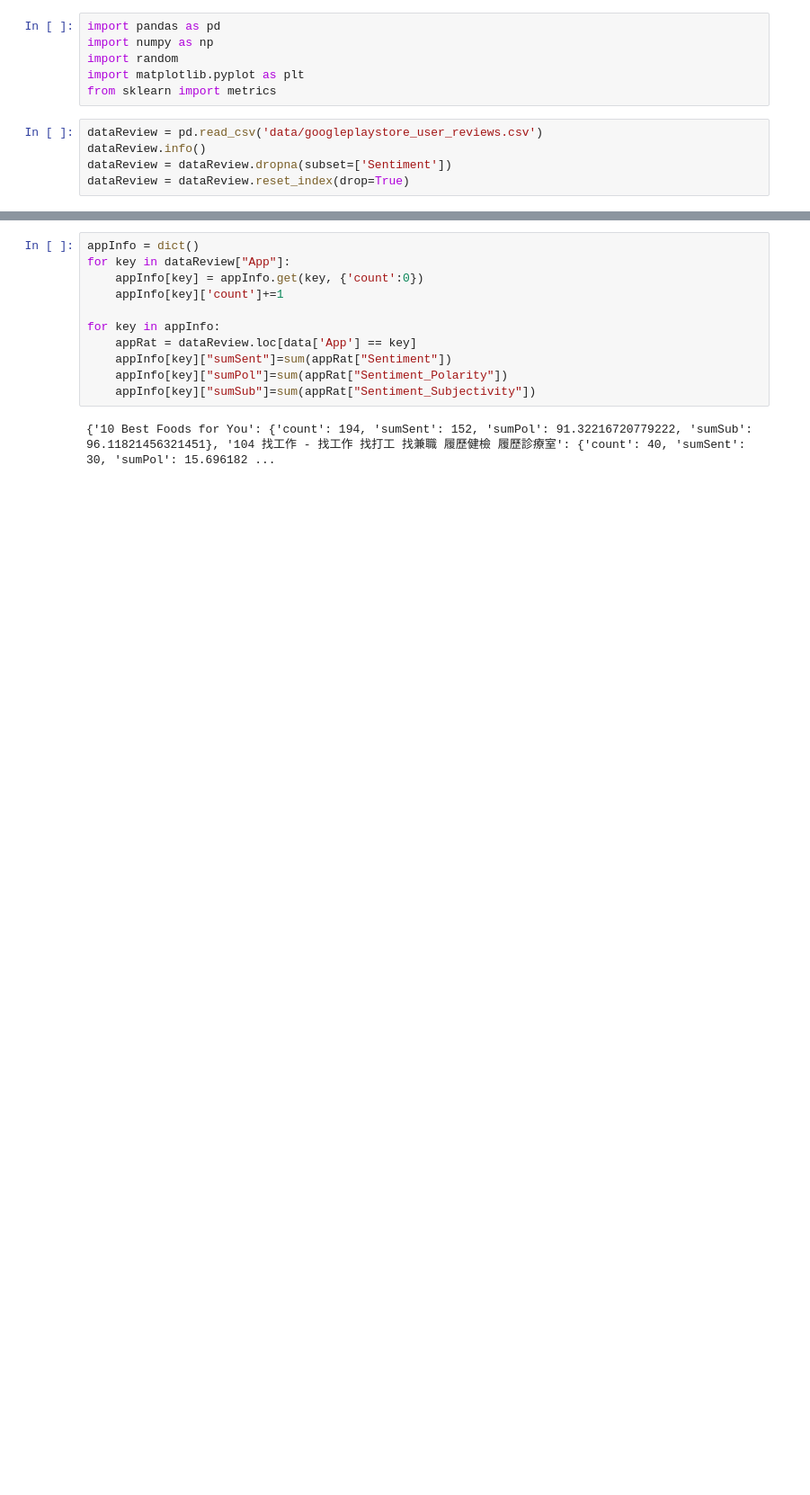
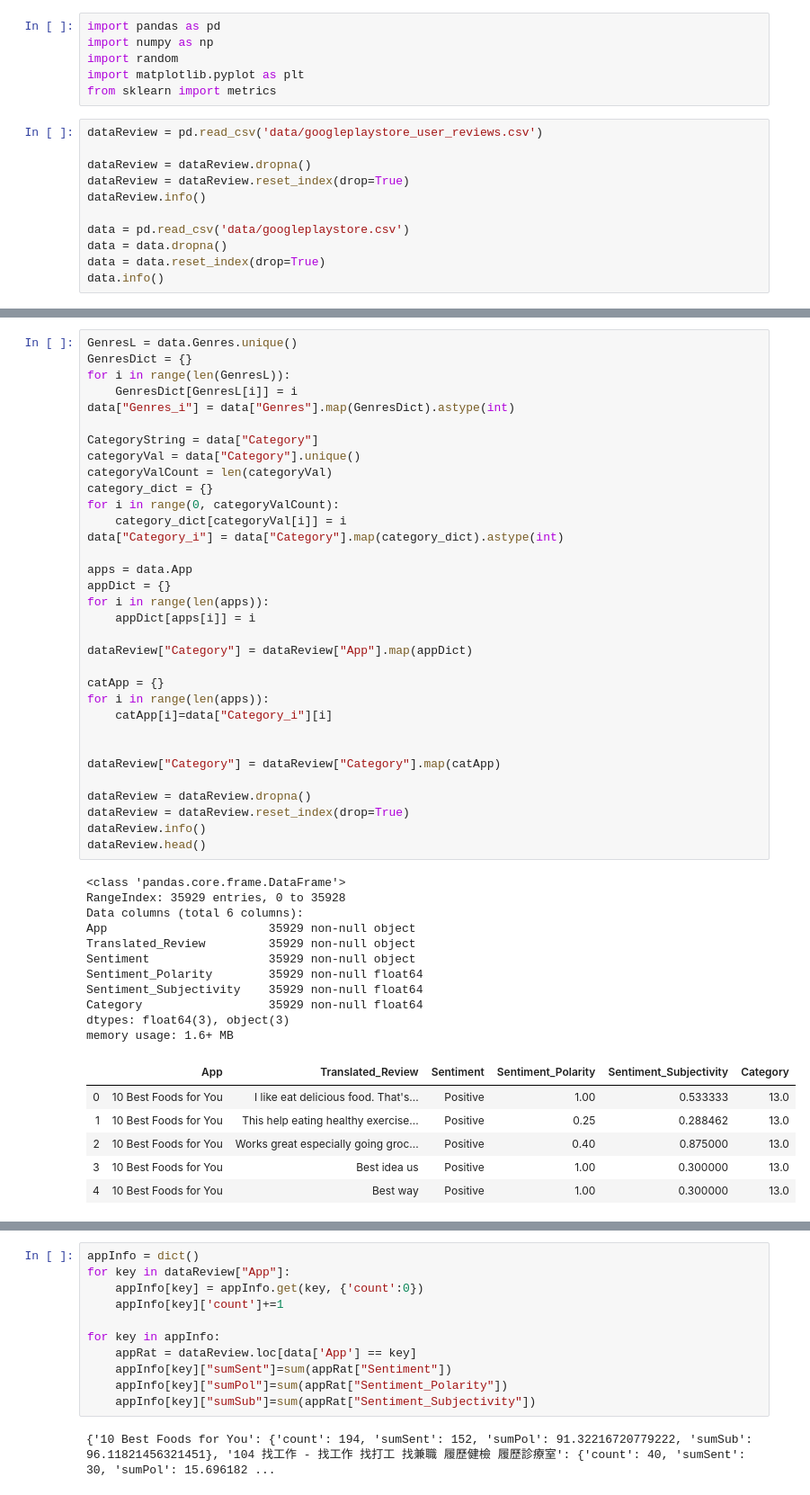
Before and after one commit to Filinouns/AAMD, a Jupyter notebook: PF/Reviews.ipynb, the cells around one changed output, grey strips where cells are left out. Shown at 90% size. Cells and saved outputs as stored; diff of their text form; blank space fills up the shorter version.

```diff
--- a/PF/Reviews.ipynb
+++ b/PF/Reviews.ipynb
@@ -6,8 +6,14 @@ import matplotlib.pyplot as plt
 from sklearn import metrics
 # %%
 dataReview = pd.read_csv('data/googleplaystore_user_reviews.csv')
+
+dataReview = dataReview.dropna()
+dataReview = dataReview.reset_index(drop=True)
 dataReview.info()
-dataReview = dataReview.dropna(subset=['Sentiment'])
-dataReview = dataReview.reset_index(drop=True)
+
+data = pd.read_csv('data/googleplaystore.csv')
+data = data.dropna()
+data = data.reset_index(drop=True)
+data.info()
 # %% [output]
 <class 'pandas.core.frame.DataFrame'>
@@ -22,0 +36,51 @@ memory usage: 2.5+ MB
+# %%
+GenresL = data.Genres.unique()
+GenresDict = {}
+for i in range(len(GenresL)):
+    GenresDict[GenresL[i]] = i
+data["Genres_i"] = data["Genres"].map(GenresDict).astype(int)
+
+CategoryString = data["Category"]
+categoryVal = data["Category"].unique()
+categoryValCount = len(categoryVal)
+category_dict = {}
+for i in range(0, categoryValCount):
+    category_dict[categoryVal[i]] = i
+data["Category_i"] = data["Category"].map(category_dict).astype(int)
+
+apps = data.App
+appDict = {}
+for i in range(len(apps)):
+    appDict[apps[i]] = i
+
+dataReview["Category"] = dataReview["App"].map(appDict)
+
+catApp = {}
+for i in range(len(apps)):
+    catApp[i]=data["Category_i"][i]
+
+
+dataReview["Category"] = dataReview["Category"].map(catApp)
+
+dataReview = dataReview.dropna()
+dataReview = dataReview.reset_index(drop=True)
+dataReview.info()
+dataReview.head()
+# %% [output]
+<class 'pandas.core.frame.DataFrame'>
+RangeIndex: 35929 entries, 0 to 35928
+Data columns (total 6 columns):
+App                       35929 non-null object
+Translated_Review         35929 non-null object
+Sentiment                 35929 non-null object
+Sentiment_Polarity        35929 non-null float64
+Sentiment_Subjectivity    35929 non-null float64
+Category                  35929 non-null float64
+dtypes: float64(3), object(3)
+memory usage: 1.6+ MB
+|  | App | Translated_Review | Sentiment | Sentiment_Polarity | Sentiment_Subjectivity | Category |
+| 0 | 10 Best Foods for You | I like eat delicious food. That's... | Positive | 1.00 | 0.533333 | 13.0 |
+| 1 | 10 Best Foods for You | This help eating healthy exercise... | Positive | 0.25 | 0.288462 | 13.0 |
+| 2 | 10 Best Foods for You | Works great especially going groc... | Positive | 0.40 | 0.875000 | 13.0 |
+| 3 | 10 Best Foods for You | Best idea us | Positive | 1.00 | 0.300000 | 13.0 |
+| 4 | 10 Best Foods for You | Best way | Positive | 1.00 | 0.300000 | 13.0 |
```
Also changed, not shown: parts of 4 cells of this notebook, 12 other files.
